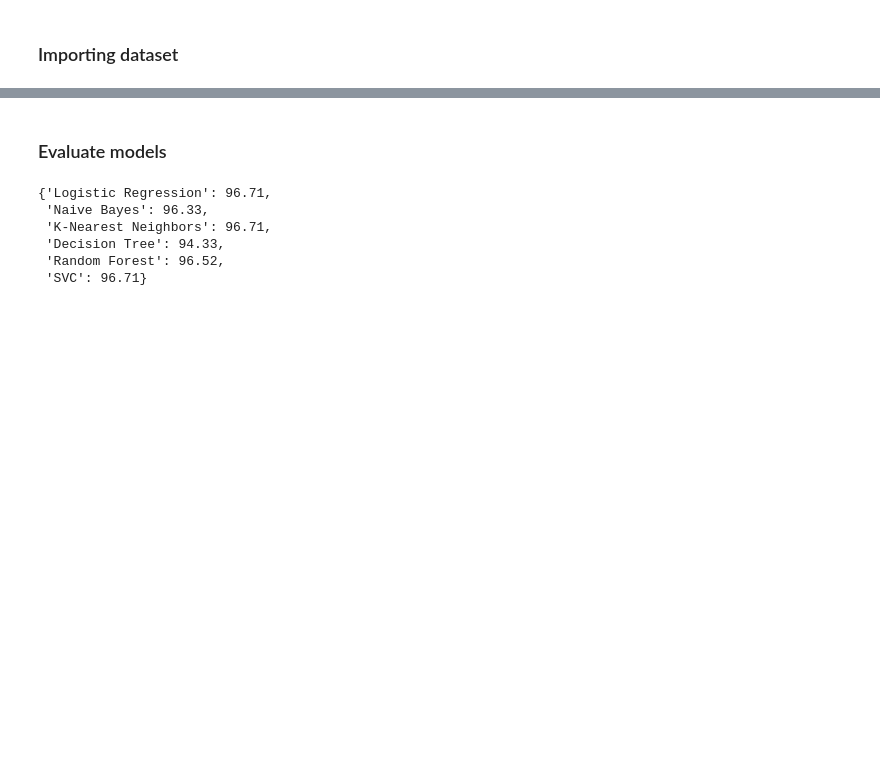
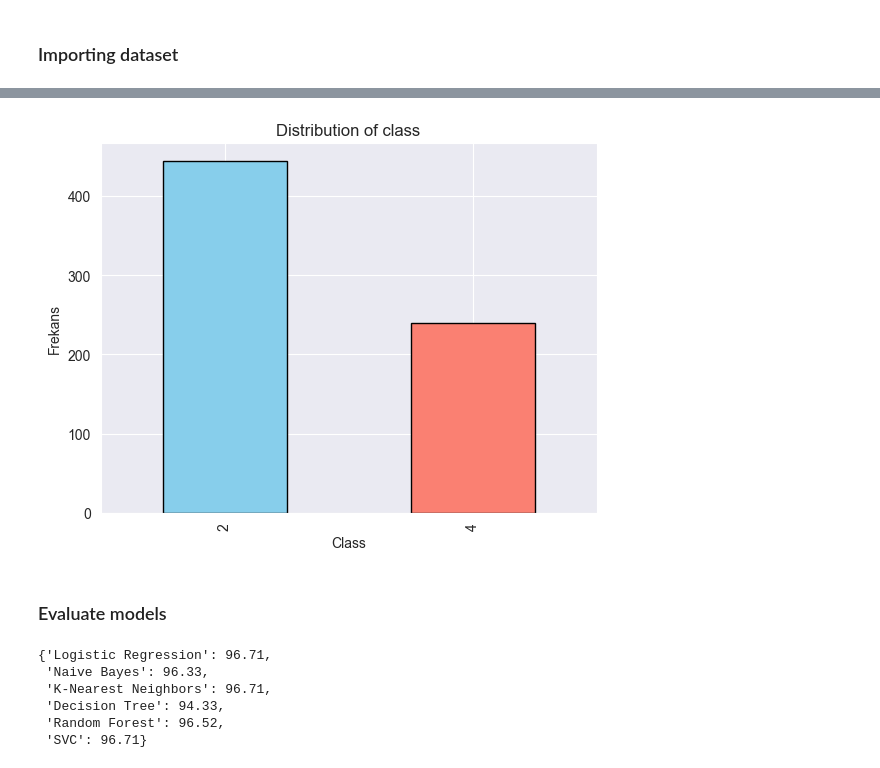
Before and after one commit to mertgenc0/mydsprojects, a Jupyter notebook: Breastcancerds/breast_cancer.ipynb, the cells around one changed output, grey strips where cells are left out. Cells and saved outputs as stored; diff of their text form; code cells hidden in the pictures; blank space fills up the shorter version.

```diff
--- a/Breastcancerds/breast_cancer.ipynb
+++ b/Breastcancerds/breast_cancer.ipynb
@@ -18,3 +86,11 @@ dataset = dataset.reset_index(drop=True)
+# %%
+dataset['Class'].value_counts().plot(kind='bar', color=['skyblue', 'salmon'], edgecolor='black')
+plt.title('Distribution of class')
+plt.xlabel('Class')
+plt.ylabel('Frekans')
+plt.show()
+# %% [output]
+[figure, added]
 # %% [markdown]
 ### Evaluate models
 # %%
```
Also changed, not shown: parts of 9 cells of this notebook, 7 other files.
